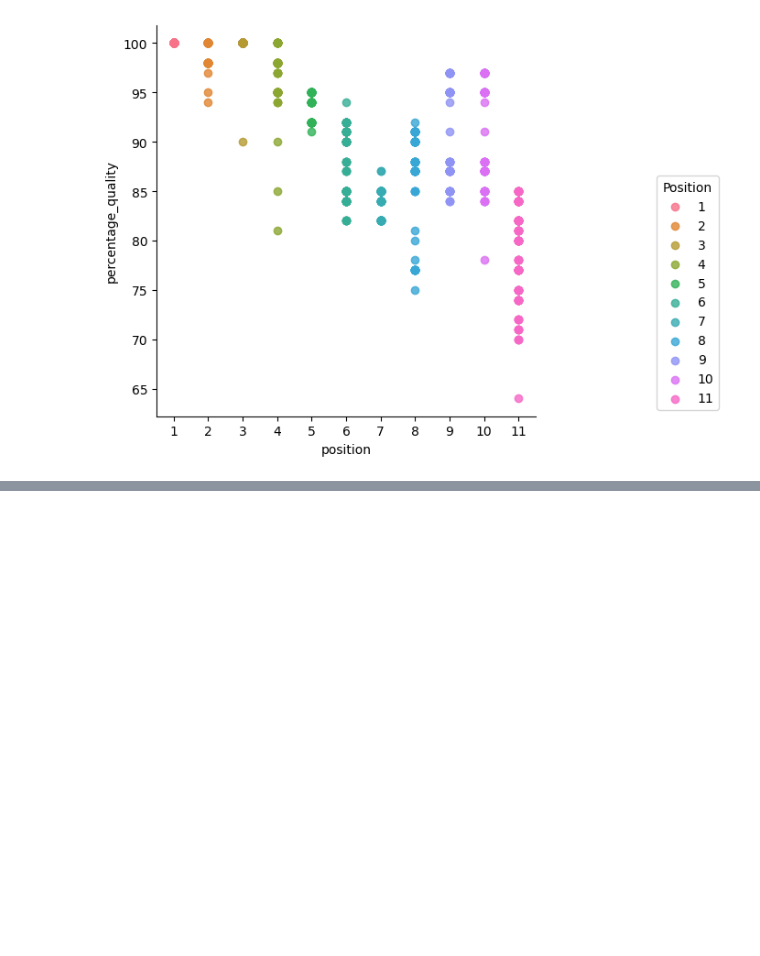
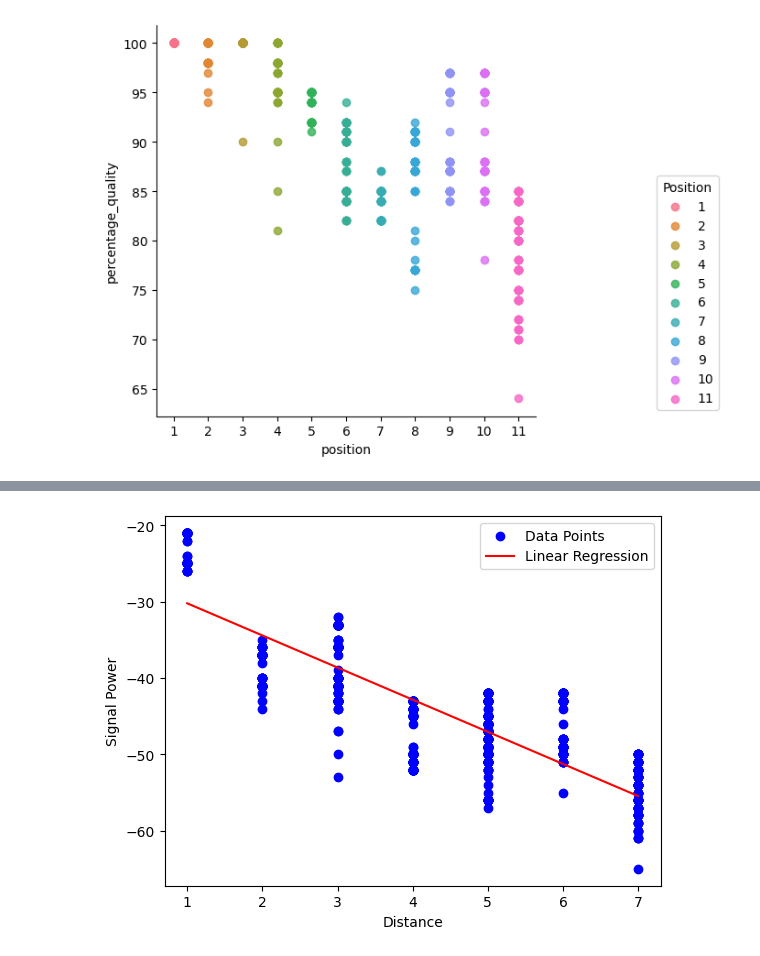
Before and after one commit to rafaelfigueredog/embedded-rssi-analysis, a Jupyter notebook: src/analysis/data-visualization.ipynb, the cells around one changed output, grey strips where cells are left out. Saved outputs shown, nothing was run; the diff lists cells and outputs as text; code cells hidden in the pictures; blank space fills up the shorter version.

```diff
--- a/src/analysis/data-visualization.ipynb
+++ b/src/analysis/data-visualization.ipynb
@@ -105,0 +130,21 @@ plt.show()
+# %%
+# Define a dictionary to map position to distance in meters
+distance_mapping = {
+    1: 1,
+    2: 2,
+    3: 3,
+    4: 3,
+    5: 4,
+    6: 5,
+    7: 4,
+    8: 5,
+    9: 5,
+    10: 6,
+    11: 7
+}
+
+# Add a distance column based on the position column
+combined_df_sorted['distance(m)'] = combined_df_sorted['position'].map(distance_mapping)
+
+# Print the updated DataFrame
+combined_df_sorted
@@ -105,0 +165,24 @@ plt.show()
+# %%
+# Create a new DataFrame with just signal distance and position
+signal_df = combined_df_sorted.loc[:, ['signal', 'distance(m)', 'position']]
+# %%
+import scipy.stats as stats
+
+# Perform linear regression
+slope, intercept, r_value, p_value, std_err = stats.linregress(signal_df['distance(m)'], signal_df['signal'])
+
+# Create a scatter plot of distance vs. signal
+plt.scatter(signal_df['distance(m)'], signal_df['signal'], color='blue', label='Data Points')
+
+# Plot the linear regression line
+plt.plot(signal_df['distance(m)'], intercept + slope * signal_df['distance(m)'], color='red', label='Linear Regression')
+
+# Add labels and a legend to the plot
+plt.xlabel('Distance')
+plt.ylabel('Signal Power')
+plt.legend()
+
+# Show the plot
+plt.show()
+# %% [output]
+[figure, added]
```
Also changed, not shown: parts of 6 cells of this notebook, 1 other file.
